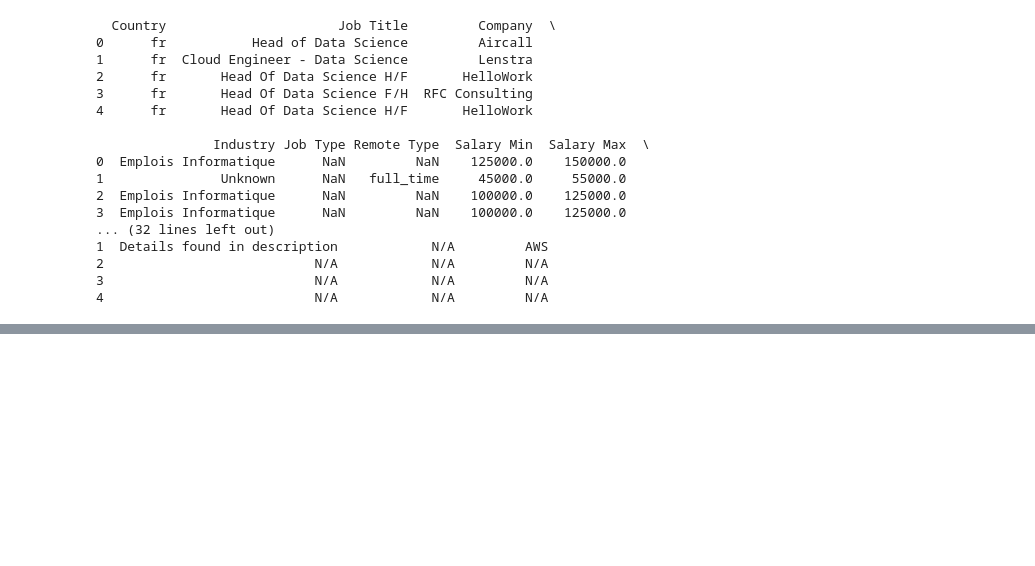
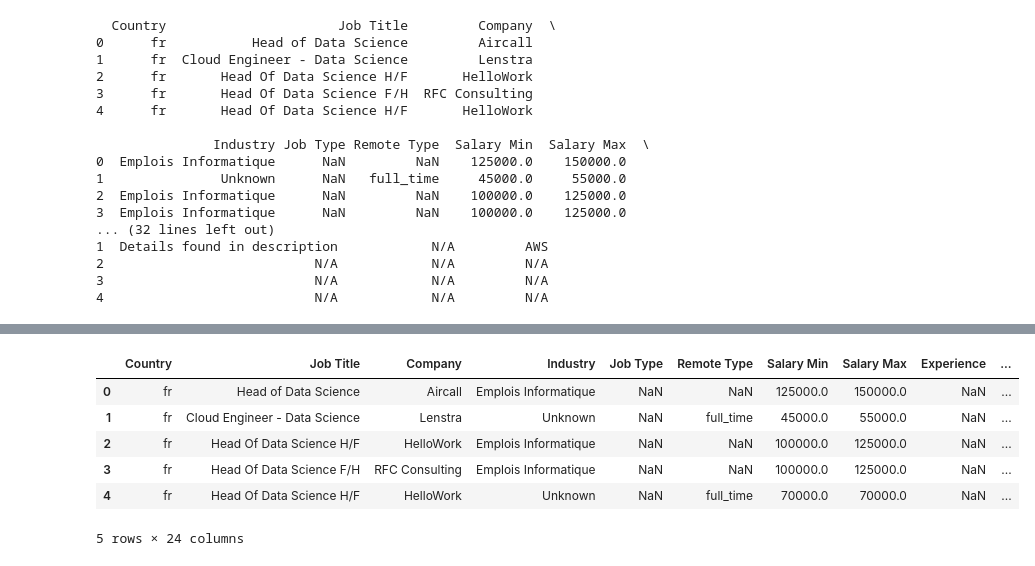
Before and after one commit to yutao-data/CentraleSpelec, a Jupyter notebook: Visual Analytics/Project/data_Clean.ipynb, the cells around one changed output, grey strips where cells are left out. Cells and saved outputs as stored; diff of their text form; code cells hidden in the pictures; blank space fills up the shorter version.

```diff
--- a/Visual Analytics/Project/data_Clean.ipynb
+++ b/Visual Analytics/Project/data_Clean.ipynb
@@ -176,0 +210,18 @@ print(df_cleaned.head())
+# %%
+file_path = 'translated_and_categorized_jobs.csv'
+
+data = pd.read_csv(file_path)
+
+
+
+# Display the first few rows of the dataset to understand the columns and structure
+
+data.head()
+# %% [output]
+|  | Country | Job Title | Company | Industry | Job Type | Remote Type | Salary Min | Salary Max | Experience | ... |
+| 0 | fr | Head of Data Science | Aircall | Emplois Informatique | NaN | NaN | 125000.0 | 150000.0 | NaN | ... |
+| 1 | fr | Cloud Engineer - Data Science | Lenstra | Unknown | NaN | full_time | 45000.0 | 55000.0 | NaN | ... |
+| 2 | fr | Head Of Data Science H/F | HelloWork | Emplois Informatique | NaN | NaN | 100000.0 | 125000.0 | NaN | ... |
+| 3 | fr | Head Of Data Science F/H | RFC Consulting | Emplois Informatique | NaN | NaN | 100000.0 | 125000.0 | NaN | ... |
+| 4 | fr | Head Of Data Science H/F | HelloWork | Unknown | NaN | full_time | 70000.0 | 70000.0 | NaN | ... |
+5 rows × 24 columns
```
Also changed, not shown: parts of 6 cells of this notebook, 13 other files.
